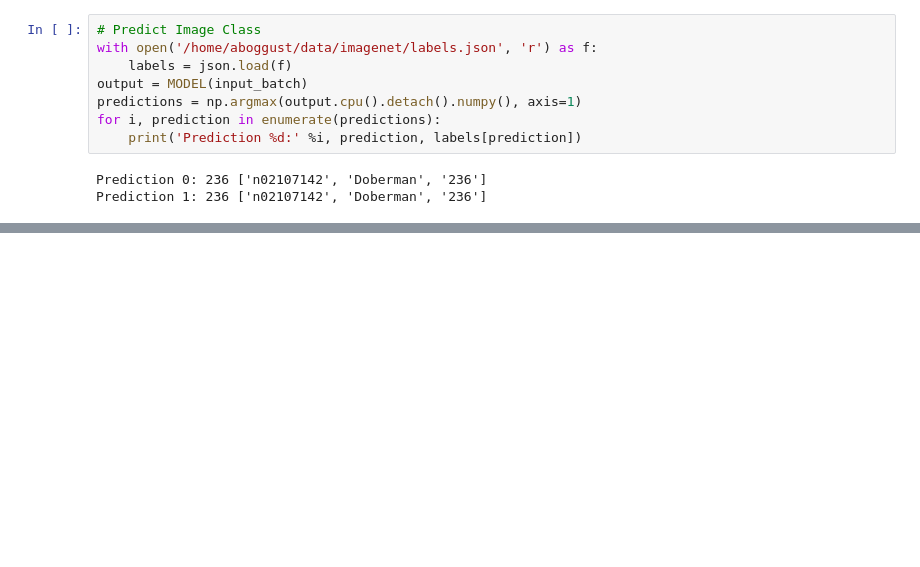
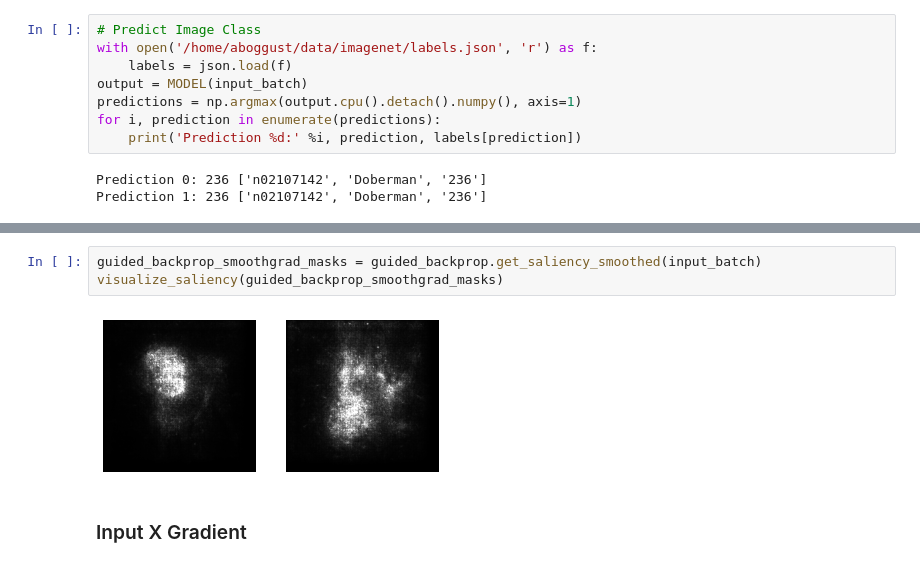
Before and after one commit to aboggust/interpretability-methods, a Jupyter notebook: examples/interpretability_examples.ipynb, the cells around one changed output, grey strips where cells are left out. Drawn from its saved outputs; the diff is of its cells as text; blank space fills up the shorter version.

```diff
--- a/examples/interpretability_examples.ipynb
+++ b/examples/interpretability_examples.ipynb
@@ -198,0 +116,7 @@ visualize_masks(lime_masks)
+# %%
+guided_backprop_smoothgrad_masks = guided_backprop.get_saliency_smoothed(input_batch)
+visualize_saliency(guided_backprop_smoothgrad_masks)
+# %% [output]
+[figure, added]
+# %% [markdown]
+### Input X Gradient
```
Also changed, not shown: parts of 54 cells of this notebook, 14 other files.
